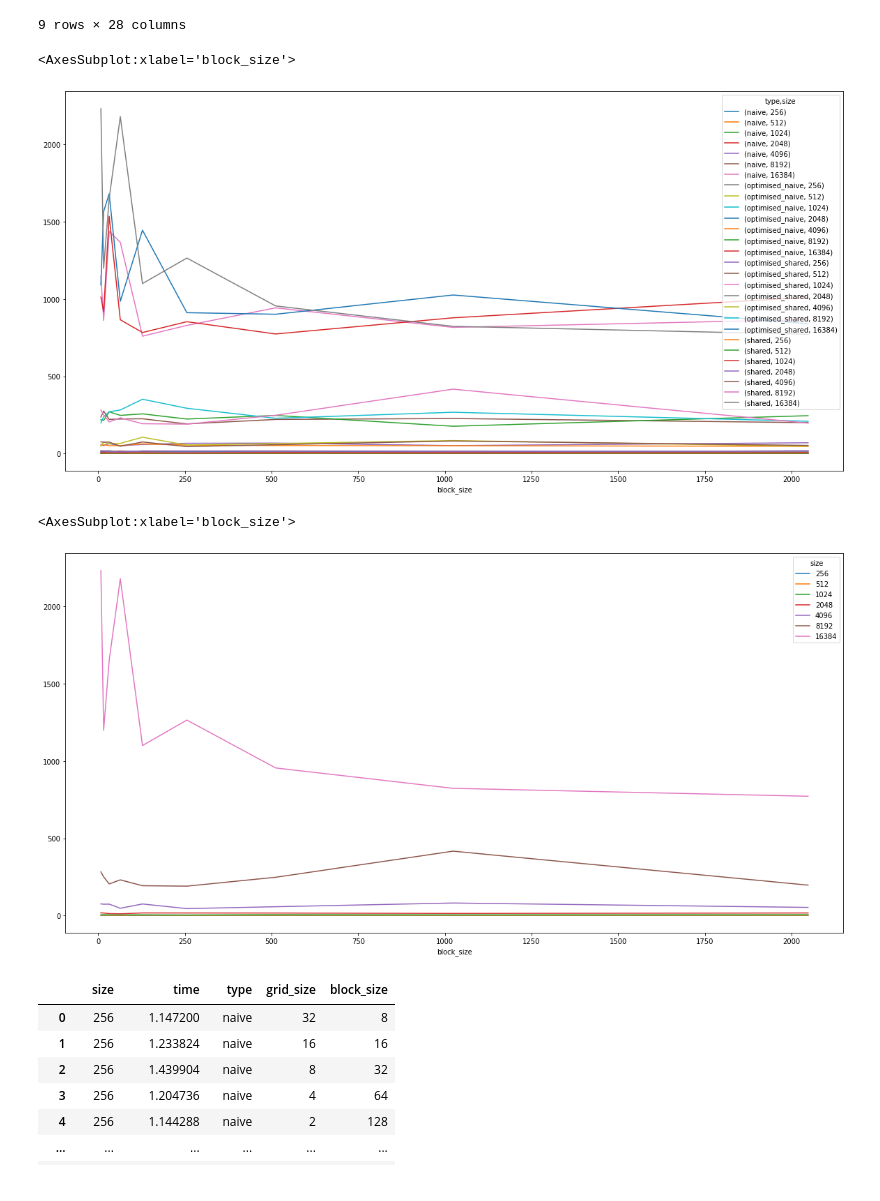
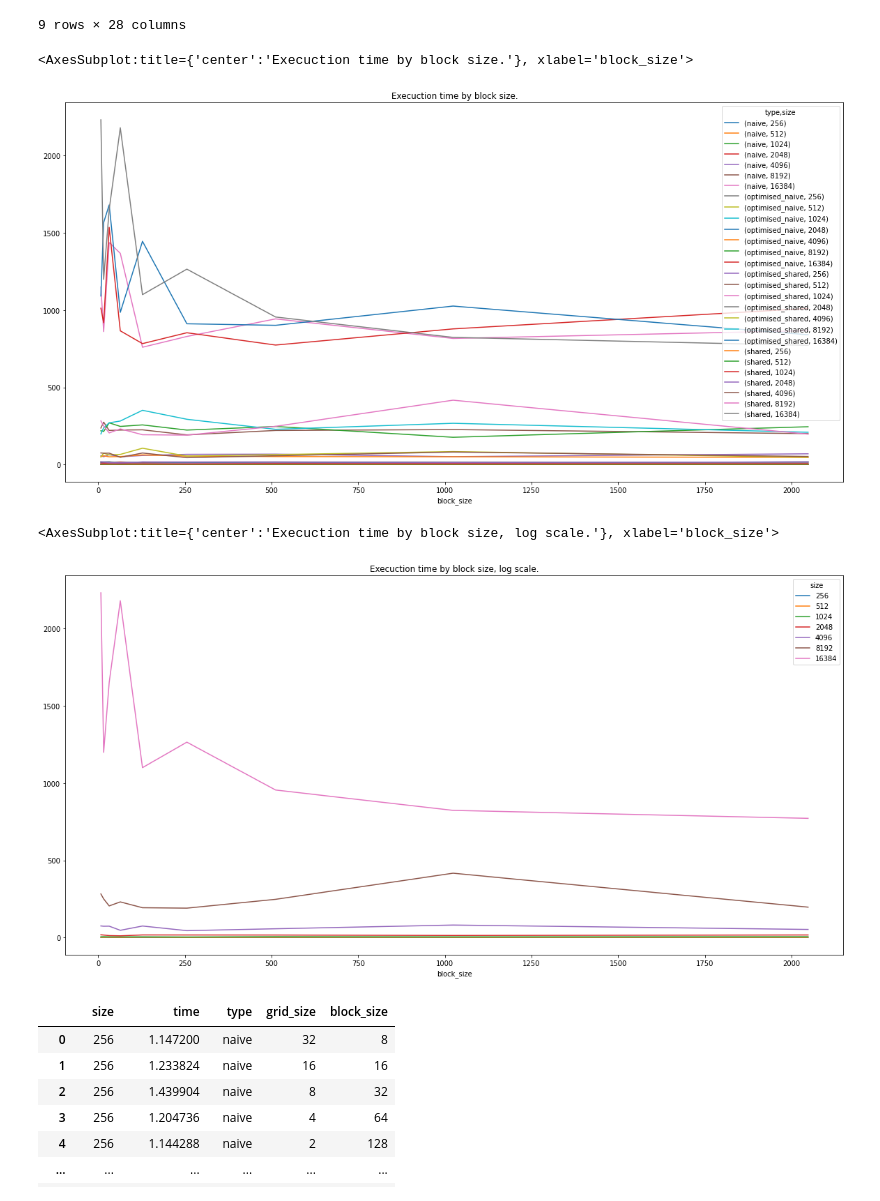
Before and after one commit to maciektr/parallel_lab, a Jupyter notebook: cuda/Lab2/report/report.ipynb, the cells around one changed output. Saved outputs shown, nothing was run; the diff lists cells and outputs as text; code cells hidden in the pictures.

Commit message:
Update cuda lab2 report plots

```diff
--- a/cuda/Lab2/report/report.ipynb
+++ b/cuda/Lab2/report/report.ipynb
@@ -65,16 +65,16 @@ pivoted
 | 2048 | 1.146848 | 2.034976 | 5.471488 | 17.272320 | 70.440704 | 200.525543 | 866.508179 | 1.371232 | 1.939744 | 3.981472 | ... |
 9 rows × 28 columns
 # %%
-pivoted.plot(figsize=(20,10))
+pivoted.plot(figsize=(20,10), title="Execuction time by block size.")
 # %% [output]
-<AxesSubplot:xlabel='block_size'>
+<AxesSubplot:title={'center':'Execuction time by block size.'}, xlabel='block_size'>
-[figure, old version]
+[figure, new version]
 # %%
 pivoted =df[df['type'] == 'shared'].drop(columns=['type']).pivot(values='time', columns=['size'], index=['block_size'])
-pivoted.plot(figsize=(20,10))
+pivoted.plot(figsize=(20,10), title='Execuction time by block size, log scale.')
 # %% [output]
-<AxesSubplot:xlabel='block_size'>
+<AxesSubplot:title={'center':'Execuction time by block size, log scale.'}, xlabel='block_size'>
-[figure, old version]
+[figure, new version]
 # %%
 df
 # %% [output]
```
